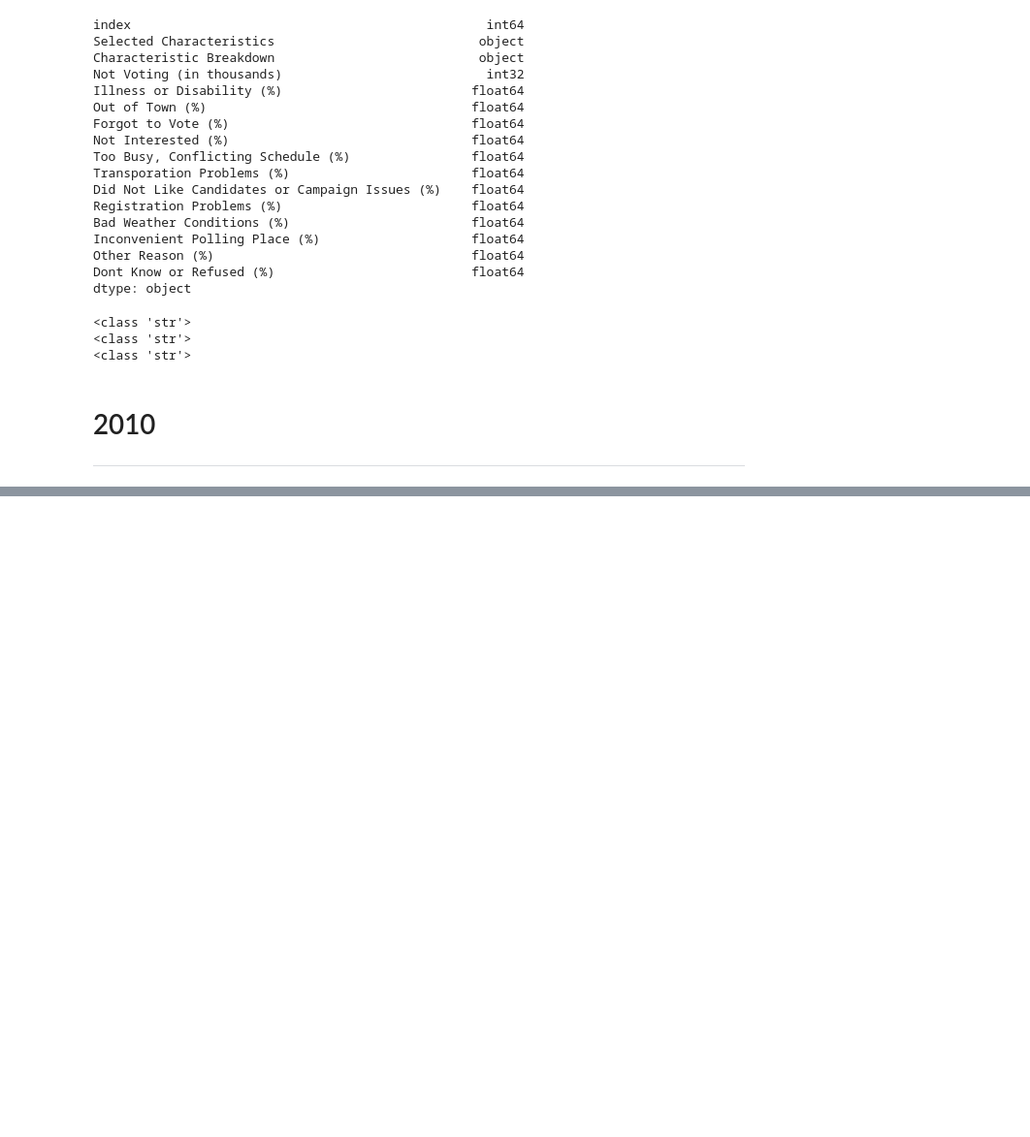
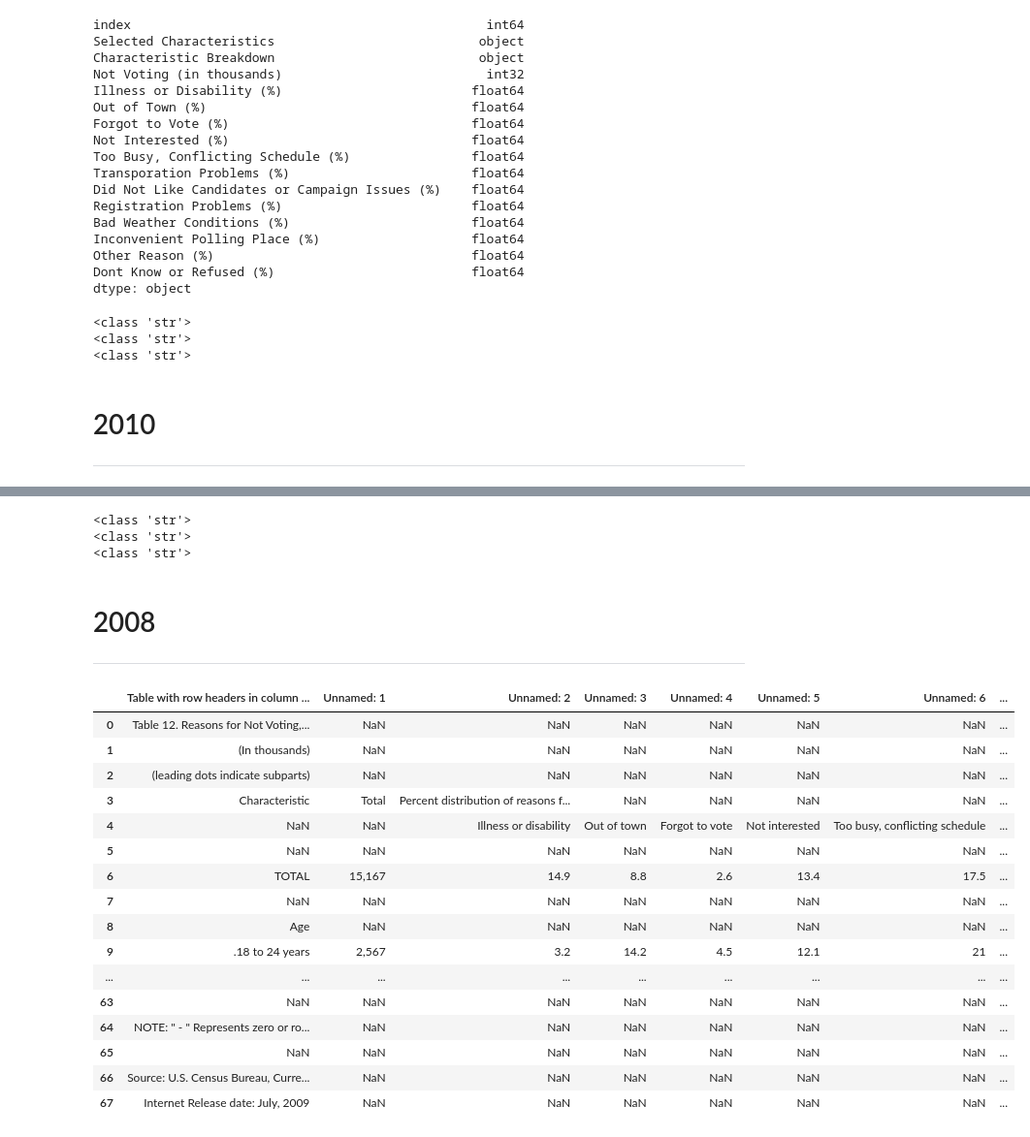
Before and after one commit to VallieTracy/Voter-Registration, a Jupyter notebook: Untitled.ipynb, the cells around one changed output, grey strips where cells are left out. Shown: that part at 97% size. Drawn from its saved outputs; the diff is of its cells as text; code cells hidden in the pictures; blank space fills up the shorter version.

Commit message:
need to do some different types of cleaning for 2008 table

```diff
--- a/Untitled.ipynb
+++ b/Untitled.ipynb
@@ -652,3 +652,8 @@ noVote_2012.to_csv('Resources_ETL/2012_reasons_no_vote.csv')
 # %% [markdown]
 # 2010
 --------
+# %%
+# Import csv
+noVote_2010 = pd.read_csv("Resources/2010_reasons_not_voting.csv")
+pd.set_option('display.max_rows', None)
+noVote_2010.head()
@@ -654,0 +750,11 @@ noVote_2012.to_csv('Resources_ETL/2012_reasons_no_vote.csv')
+# %%
+# Replace Selected Characteristics, though I don't know if it's necessary.  May as well since I'm here.
+# First, change 'Selected Characteristics' column to string
+noVote_2010['Selected Characteristics'] = noVote_2010['Selected Characteristics'].astype('str')
+print(type(noVote_2010.iloc[1, 1]))
+print(type(noVote_2010.iloc[2, 1]))
+print(type(noVote_2010.iloc[4, 1]))
+# %% [output]
+<class 'str'>
+<class 'str'>
+<class 'str'>
@@ -654,0 +773,27 @@ noVote_2012.to_csv('Resources_ETL/2012_reasons_no_vote.csv')
+# %% [markdown]
+# 2008
+-------
+# %%
+# Import csv
+# NOTE: Had to save this file in csv utf-8 format
+noVote_2008 = pd.read_csv("Resources/2008_reasons_not_voting.csv")#, 'utf-8')
+pd.set_option('display.max_rows', None)
+noVote_2008
+# %% [output]
+|  | Table with row headers in column ... | Unnamed: 1 | Unnamed: 2 | Unnamed: 3 | Unnamed: 4 | Unnamed: 5 | Unnamed: 6 | ... |
+| 0 | Table 12. Reasons for Not Voting,... | NaN | NaN | NaN | NaN | NaN | NaN | ... |
+| 1 | (In thousands) | NaN | NaN | NaN | NaN | NaN | NaN | ... |
+| 2 | (leading dots indicate subparts) | NaN | NaN | NaN | NaN | NaN | NaN | ... |
+| 3 | Characteristic | Total | Percent distribution of reasons f... | NaN | NaN | NaN | NaN | ... |
+| 4 | NaN | NaN | Illness or disability | Out of town | Forgot to vote | Not interested | Too busy, conflicting schedule | ... |
+| 5 | NaN | NaN | NaN | NaN | NaN | NaN | NaN | ... |
+| 6 | TOTAL | 15,167 | 14.9 | 8.8 | 2.6 | 13.4 | 17.5 | ... |
+| 7 | NaN | NaN | NaN | NaN | NaN | NaN | NaN | ... |
+| 8 | Age | NaN | NaN | NaN | NaN | NaN | NaN | ... |
+| 9 | .18 to 24 years | 2,567 | 3.2 | 14.2 | 4.5 | 12.1 | 21 | ... |
+| ... | ... | ... | ... | ... | ... | ... | ... | ... |
+| 63 | NaN | NaN | NaN | NaN | NaN | NaN | NaN | ... |
+| 64 | NOTE: " - " Represents zero or ro... | NaN | NaN | NaN | NaN | NaN | NaN | ... |
+| 65 | NaN | NaN | NaN | NaN | NaN | NaN | NaN | ... |
+| 66 | Source: U.S. Census Bureau, Curre... | NaN | NaN | NaN | NaN | NaN | NaN | ... |
+| 67 | Internet Release date: July, 2009 | NaN | NaN | NaN | NaN | NaN | NaN | ... |
```
Also changed, not shown: parts of 9 cells of this notebook, 3 other files.
